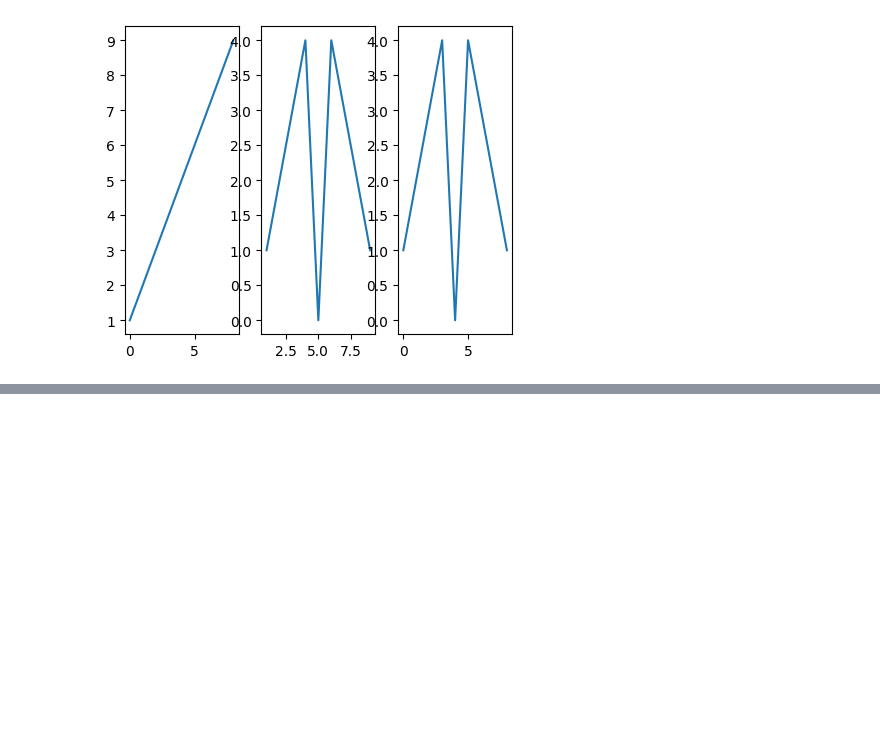
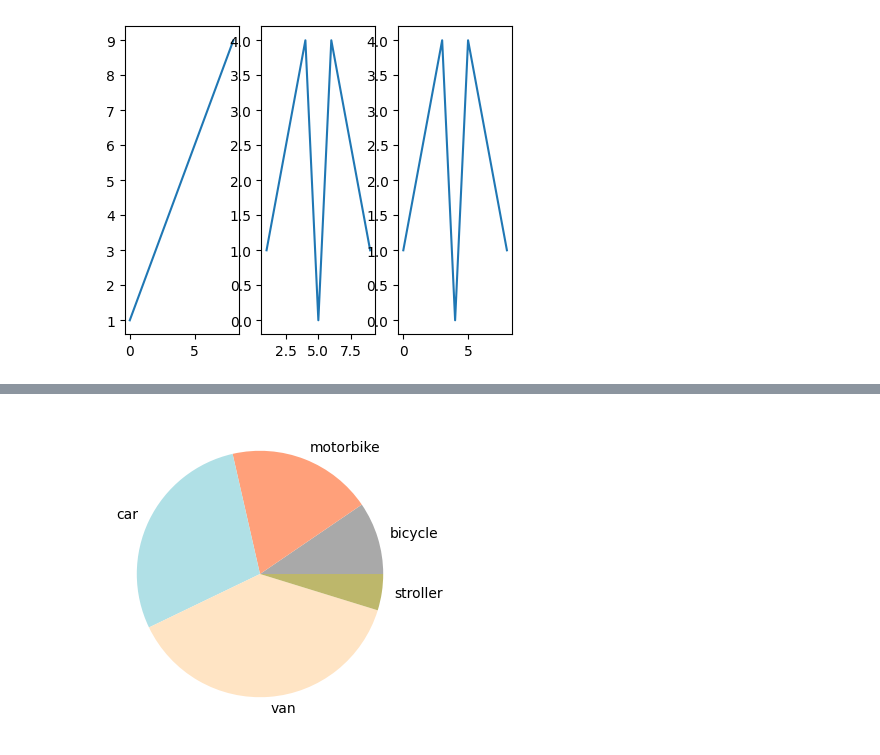
Before and after one commit to willySajbeni/Data_Science_s1, a Jupyter notebook: 04_charts.ipynb, the cells around one changed output, grey strips where cells are left out. Drawn from its saved outputs; the diff is of its cells as text; code cells hidden in the pictures; blank space fills up the shorter version.

```diff
--- a/04_charts.ipynb
+++ b/04_charts.ipynb
@@ -100,0 +124,8 @@ plt.show()
+# %%
+# change the colors and add labes
+color_theme = ['#A9A9A9', '#FFA07A', '#B0E0E6', '#FFE4C4', '#BDB76B']
+labels = ['bicycle','motorbike','car','van','stroller']
+plt.pie(z, colors=color_theme, labels=labels)
+plt.show()
+# %% [output]
+[figure, added]
```
Also changed, not shown: parts of 22 cells of this notebook.
